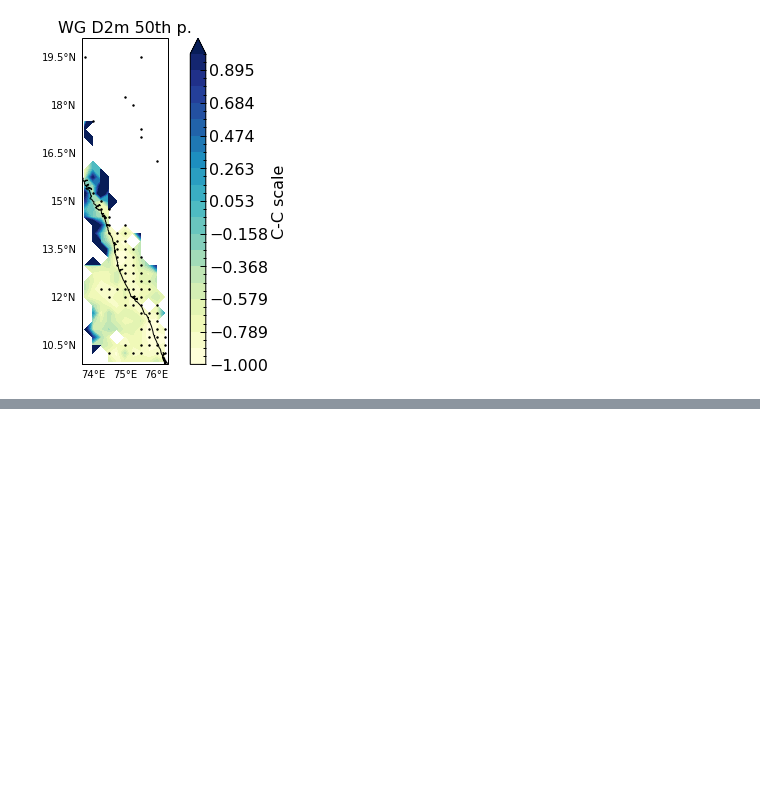
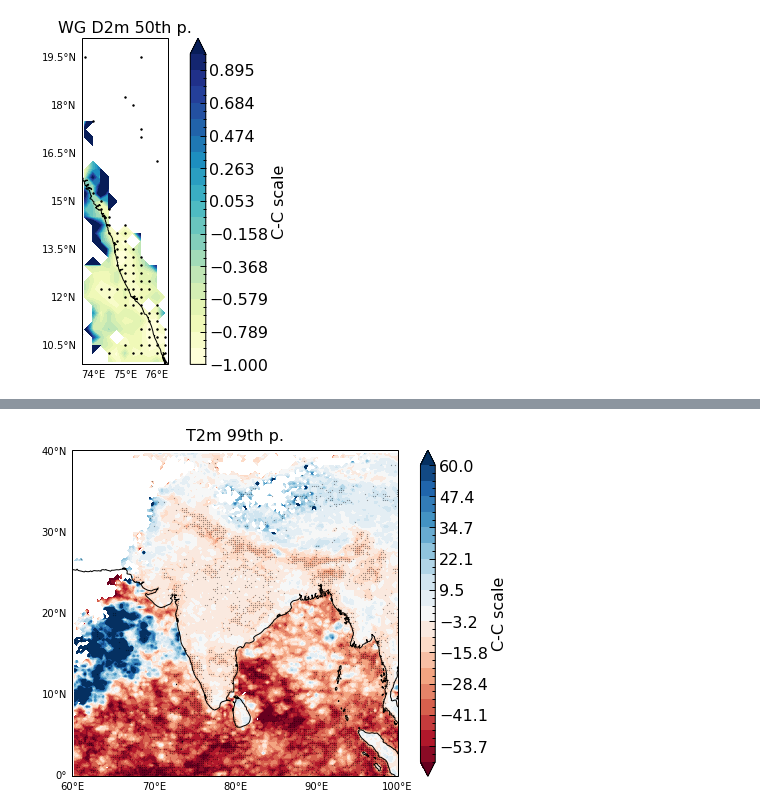
Before and after one commit to adisen99/msc_project, a Jupyter notebook: test.ipynb, the cells around one changed output, grey strips where cells are left out. Cells and saved outputs as stored; diff of their text form; code cells hidden in the pictures; blank space fills up the shorter version.

```diff
--- a/test.ipynb
+++ b/test.ipynb
@@ -523,0 +509,4 @@ plt.savefig('./images/wg_d2m50.pdf', dpi=300)
+# %%
+wg_precip = precip.chunk(dict(time=-1, lat=20, lon=20))
+wg_t2m = t2m.chunk(dict(time=-1, lat=20, lon=20))
+wg_d2m = d2m.chunk(dict(time=-1, lat=20, lon=20))
@@ -523,0 +550,36 @@ plt.savefig('./images/wg_d2m50.pdf', dpi=300)
+# %%
+ccscale99_t2m_slope, ccscale99_t2m_p, ccscale99_d2m_slope, ccscale99_d2m_p  = binning.get_binned_3d(wg_precip, wg_t2m, wg_d2m, percentile_val=0.99, bin_nr=20)
+# %%
+# Plotting function -- Fpr India
+def ccplot_3d(slope_da, r_da, extent_list, title, **kwargs):
+    # fig = plt.figure(figsize=(6,6))
+    ax = plt.axes(projection=ccrs.PlateCarree())
+    ax.set_extent(extent_list, crs=ccrs.PlateCarree())
+    (100*(np.exp(slope_da) - 1)).plot.contourf(ax = ax, cbar_kwargs={"label":"C-C scale"}, **kwargs)
+#     (100*(np.exp(slope_da) - 1)).plot.pcolormesh(ax = ax, cbar_kwargs={"label":"C-C scale"}, **kwargs)
+    x, y = np.meshgrid(slope_da.coords['lon'], slope_da.coords['lat'])
+    plt.scatter(x[(np.abs(r_da.to_numpy()) > 0.80)],y[(np.abs(r_da.to_numpy()) > 0.80)], marker='o', color = 'k', s=1.5)
+    # ax.coastlines(alpha=0.7)
+    gridliner = ax.gridlines(crs=ccrs.PlateCarree(), draw_labels=True, linewidth=2, color='gray', alpha=0.05, linestyle='--')
+    # ax.add_feature(cfeature.BORDERS, alpha=0.7)
+    ax.add_feature(cfeature.COASTLINE, alpha=1.0)
+    gridliner.top_labels = False
+    gridliner.right_labels = False
+    gridliner.ylines = False  # you need False
+    gridliner.xlines = False  # you need False
+    ax.set_title(title)
+#     ax.set_xlabel('Latitude')
+#     ax.set_ylabel('Longitude')
+# ax.tick_params(axis='both', labelsize=12)
+# %%
+# Extent_lists
+ind = [59.9, 100.1, -0.1, 40.1]
+sip = [77.65, 84.1, 7.9, 18.85]
+wcwg = [71.9, 77.15, 7.9, 18.85]
+cir = [75.9, 86.1, 18.9, 26.1]
+# %%
+# India T2m 99th
+ccplot_3d(ccscale99_t2m_slope, ccscale99_t2m_p, ind, 'T2m 99th p.', levels=20, extend='both', vmax=60, center=0)
+plt.savefig('./images/india_t2m99.pdf', dpi=300)
+# %% [output]
+[figure, added]
```
Also changed, not shown: parts of 28 cells of this notebook, 2 other files.
